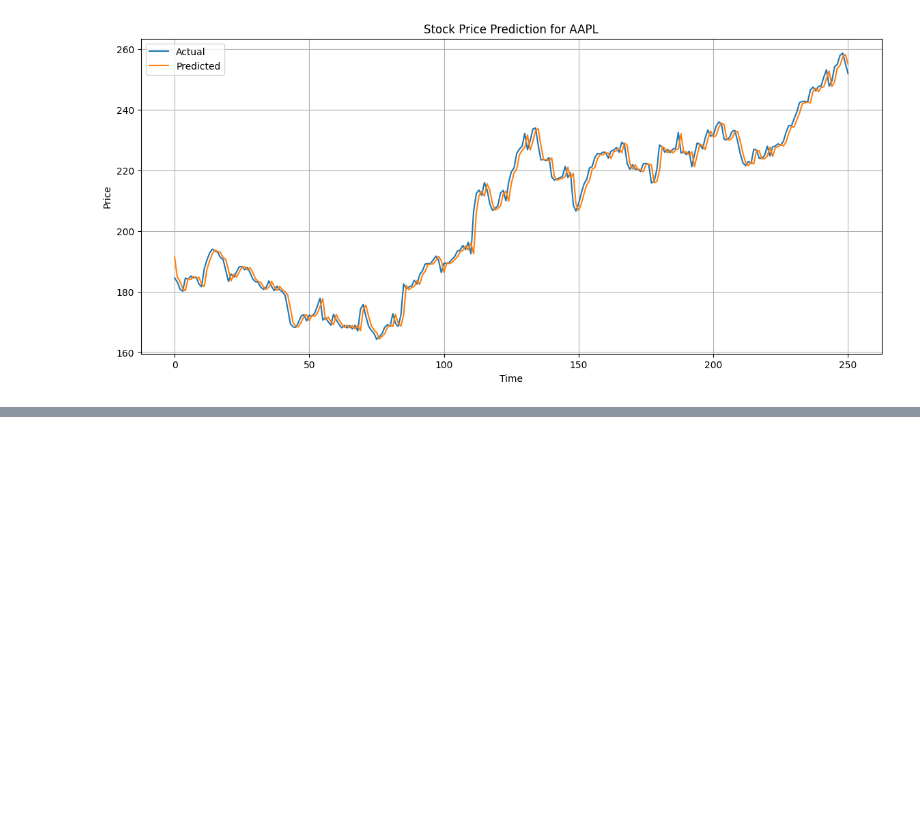
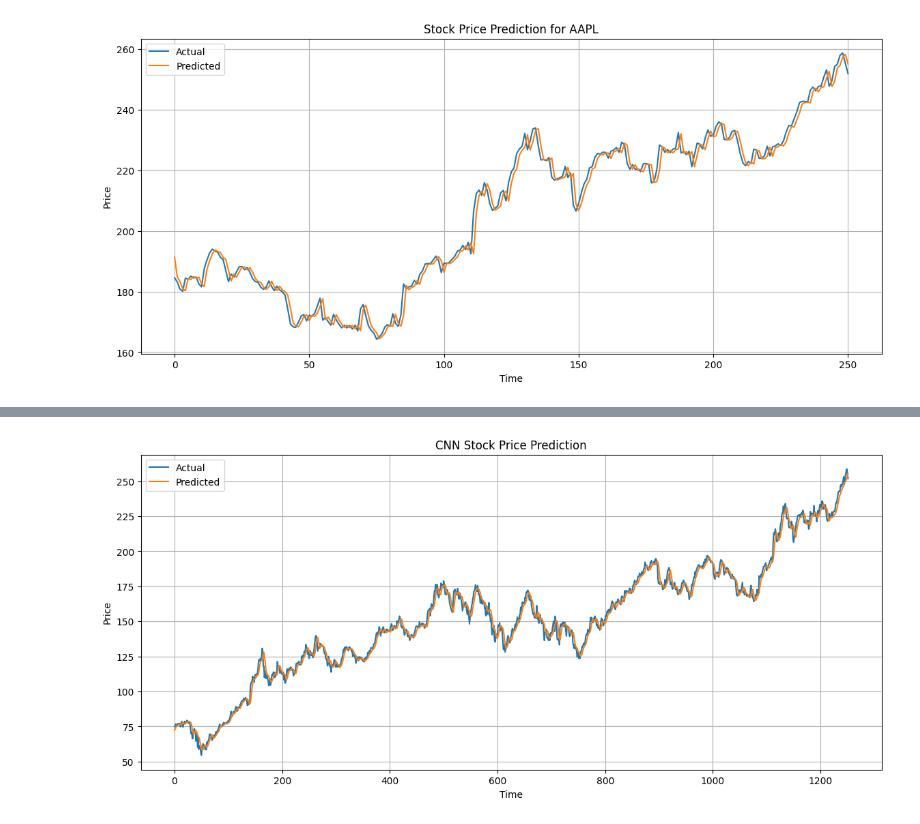
Before and after one commit to gceffi/AI-Stock-Predictor, a Jupyter notebook: StockMarket.ipynb, the cells around one changed output, grey strips where cells are left out. Drawn from its saved outputs; the diff is of its cells as text; code cells hidden in the pictures; blank space fills up the shorter version.

Commit message:
Used the Advanced Model (CNN)

```diff
--- a/StockMarket.ipynb
+++ b/StockMarket.ipynb
@@ -90,0 +93,24 @@ plt.show()
+# %%
+# Advanced ML model (CNN)
+from tensorflow.keras.models import Sequential
+from tensorflow.keras.layers import Conv1D, MaxPooling1D, Flatten, Dense
+
+# Reshape X to (samples, timesteps, features)
+X_cnn = np.array(X).reshape((X.shape[0], X.shape[1], 1))
+y_cnn = np.array(y)
+
+cnn_model = Sequential()
+cnn_model.add(Conv1D(filters=64, kernel_size=2, activation='relu', input_shape=(X_cnn.shape[1], 1)))
+cnn_model.add(MaxPooling1D(pool_size=2))
+cnn_model.add(Flatten())
+cnn_model.add(Dense(50, activation='relu'))
+cnn_model.add(Dense(1))  # Outputs the predicted price
+
+cnn_model.compile(optimizer='adam', loss='mse')
+
+cnn_model.fit(X_cnn, y_cnn, epochs=20, batch_size=16, validation_split=0.2, verbose=1)
+
+y_pred_cnn = cnn_model.predict(X_cnn)
+
+print("CNN MSE:", mean_squared_error(y_cnn, y_pred_cnn))
+print("CNN R^2 Score:", r2_score(y_cnn, y_pred_cnn))
@@ -90,0 +135,14 @@ plt.show()
+# %%
+# Plot of Actual vs Predicted using CNN for AAPL
+
+plt.figure(figsize=(14, 6))
+plt.plot(y_cnn, label='Actual')
+plt.plot(y_pred_cnn, label='Predicted')
+plt.title("CNN Stock Price Prediction")
+plt.xlabel("Time")
+plt.ylabel("Price")
+plt.legend()
+plt.grid(True)
+plt.show()
+# %% [output]
+[figure, added]
```
Also changed, not shown: parts of 4 cells of this notebook.
